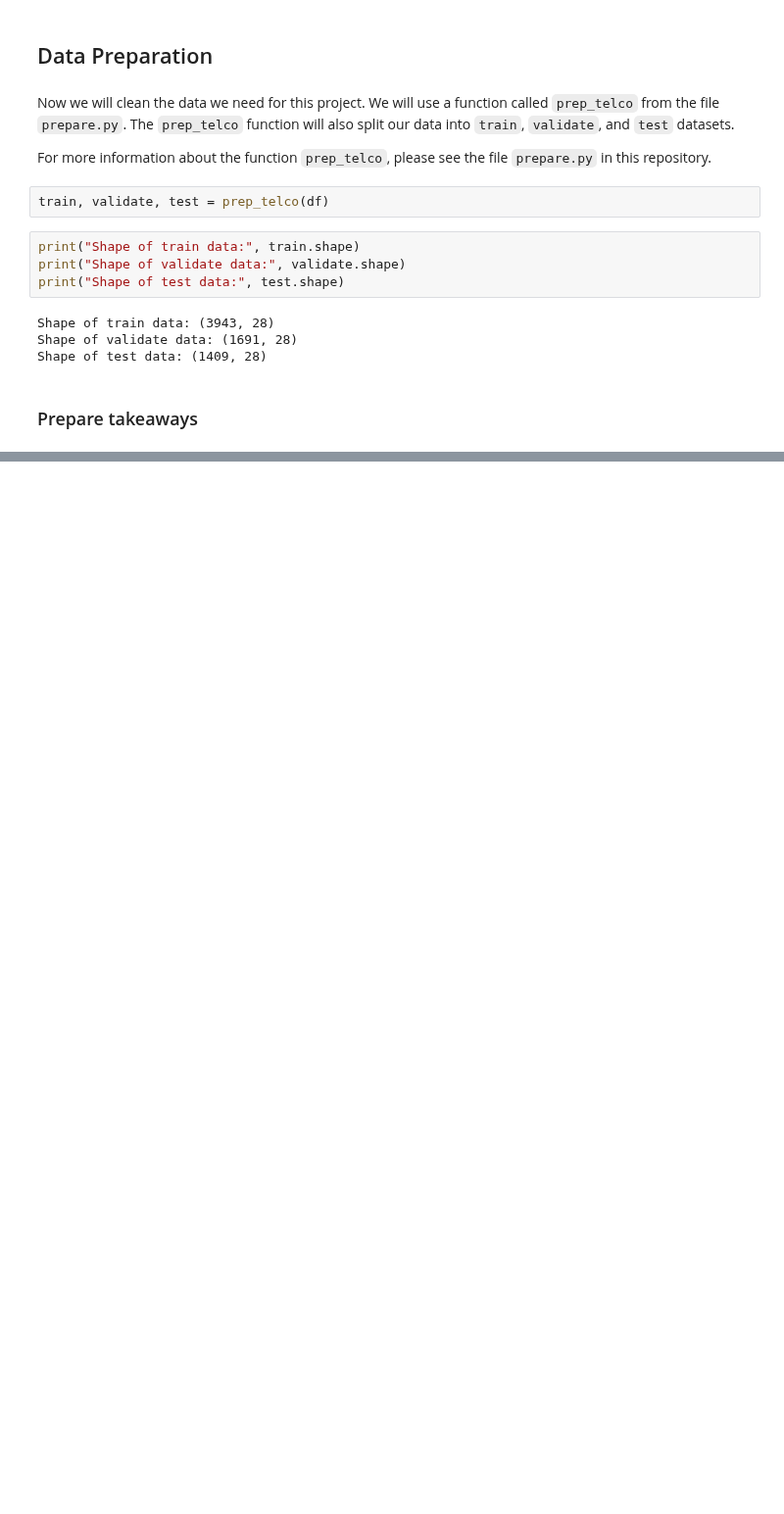
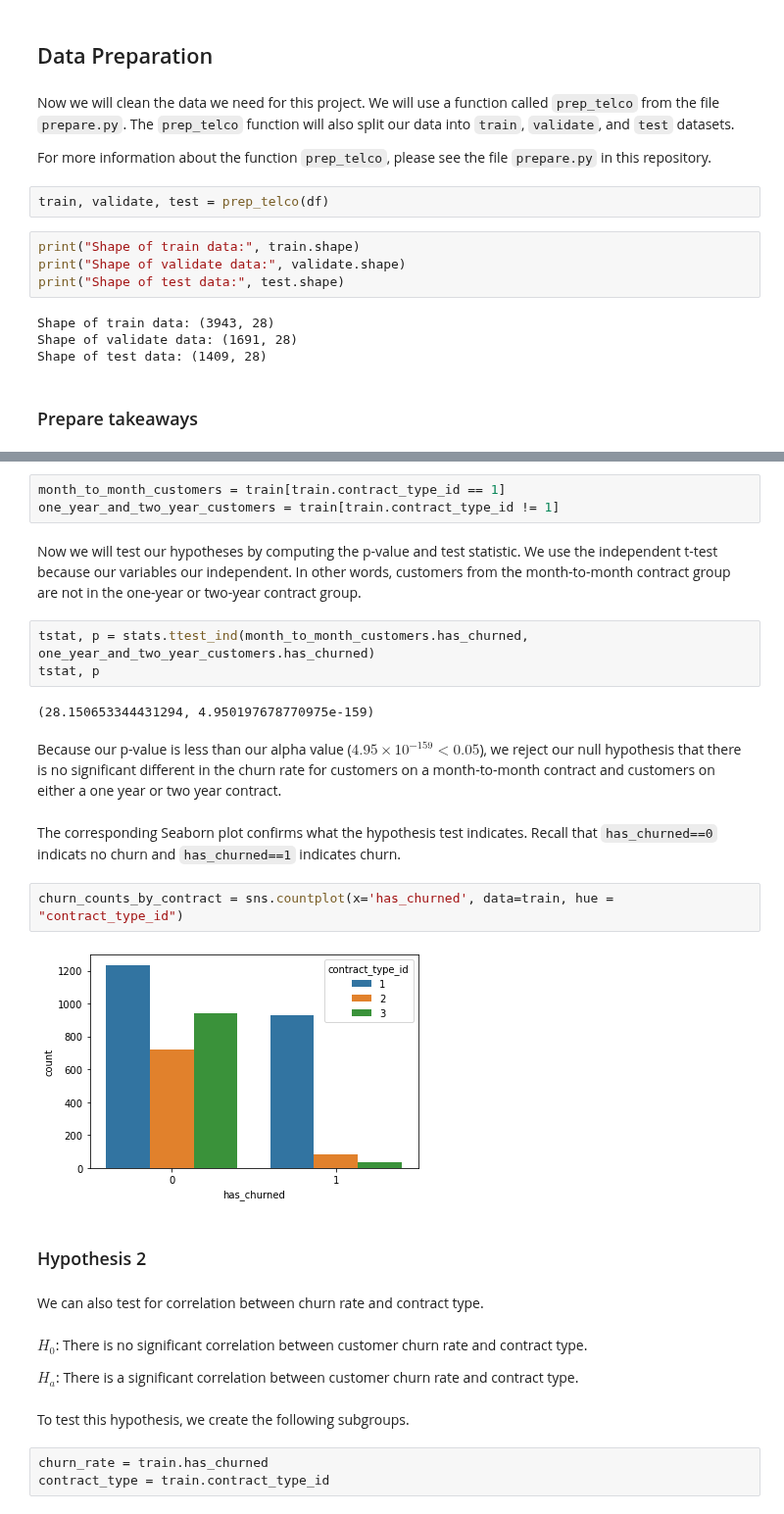
Before and after one commit to malachi-hale/Telco-project, a Jupyter notebook: Final project.ipynb, the cells around one changed output, grey strips where cells are left out. Shown at 98% size. Drawn from its saved outputs; the diff is of its cells as text; blank space fills up the shorter version.

```diff
--- a/Final project.ipynb
+++ b/Final project.ipynb
@@ -330,0 +359,31 @@ Shape of test data: (1409, 28)
+# %%
+month_to_month_customers = train[train.contract_type_id == 1]
+one_year_and_two_year_customers = train[train.contract_type_id != 1]
+# %% [markdown]
+Now we will test our hypotheses by computing the p-value and test statistic. We use the independent t-test because our variables our independent. In other words,  customers from the month-to-month contract group are not in the one-year or two-year contract group.
+# %%
+tstat, p = stats.ttest_ind(month_to_month_customers.has_churned, one_year_and_two_year_customers.has_churned)
+tstat, p
+# %% [output]
+(28.150653344431294, 4.950197678770975e-159)
+# %% [markdown]
+Because our p-value is less than our alpha value ($4.95 \times 10^{-159} < 0.05 $), we reject our null hypothesis that there is no significant different in the churn rate for customers on a month-to-month contract and customers on either a one year or two year contract.
+# %% [markdown]
+The corresponding Seaborn plot confirms what the hypothesis test indicates. Recall that `has_churned==0` indicats no churn and `has_churned==1` indicates churn.
+# %%
+churn_counts_by_contract = sns.countplot(x='has_churned', data=train, hue = "contract_type_id")
+# %% [output]
+[figure, added]
+# %% [markdown]
+### Hypothesis 2
+# %% [markdown]
+We can also test for correlation between churn rate and contract type.
+# %% [markdown]
+$H_0$: There is no significant correlation between customer churn rate and contract type.
+
+$H_a$: There is a significant correlation between customer churn rate and contract type.
+# %% [markdown]
+To test this hypothesis, we create the following subgroups.
+# %%
+churn_rate = train.has_churned
+contract_type = train.contract_type_id
```
Also changed, not shown: parts of 81 cells of this notebook, 1 other file.
